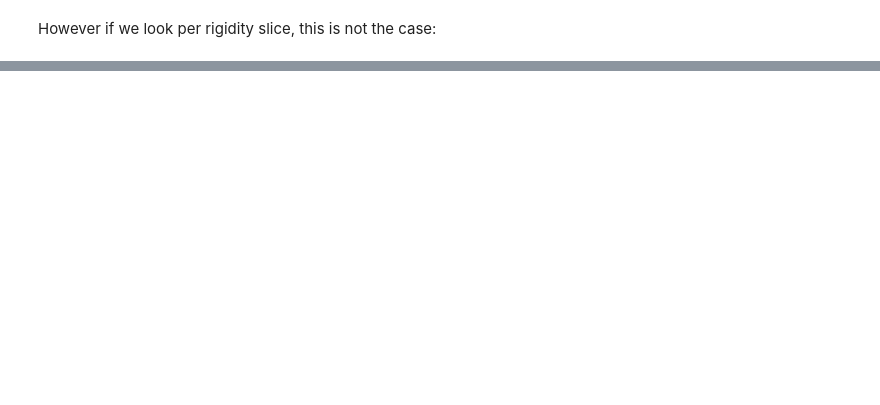
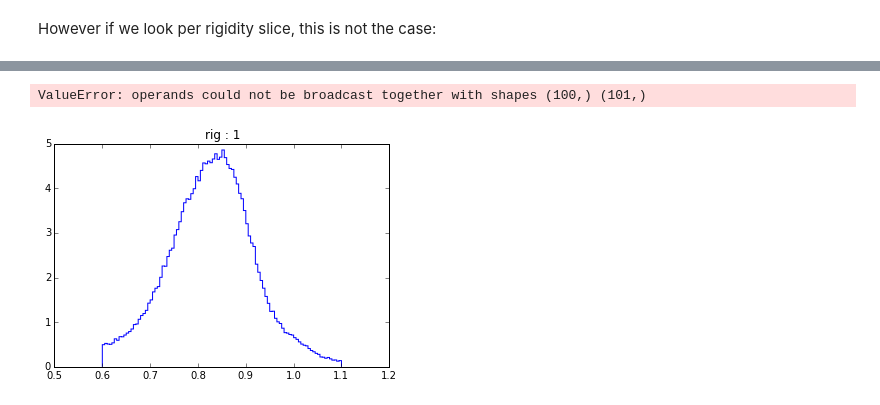
Before and after one commit to KKostya/AMSDeutons, a Jupyter notebook: misc/doc/Notebooks/TOF/sigmaBetaTOF.ipynb, the cells around one changed output, grey strips where cells are left out. Cells and saved outputs as stored; diff of their text form; code cells hidden in the pictures; blank space fills up the shorter version.

Commit message:
work on sigma betaH

```diff
--- a/misc/doc/Notebooks/TOF/sigmaBetaTOF.ipynb
+++ b/misc/doc/Notebooks/TOF/sigmaBetaTOF.ipynb
@@ -263,9 +239,2 @@ for df in [dfData,dfMC]:
 # %% [markdown]
 However if we look per rigidity slice, this is not the case:
-# %%
-figure()
-for rig in rigBins:
-    figure()
-    plt.title('rig : '+str(rig))
-    for df in [dfData,dfMC]:
-        df[df['binRgdt']==rig]['betaH'].hist(normed=True,range=(0.7,1.1),bins=100,histtype='step')
@@ -280,0 +241,38 @@ for rig in rigBins:
+# %%
+
+def getBetaHSigma(dfs):
+    beta=dict()
+    for df in dfs: beta[df.index.name] = {'mean':[],'std':[]}
+    for rig in rigBins:
+        figure()
+        plt.title('rig : '+str(rig))
+        for df in dfs:
+            n, bins, patches = plt.hist(df[df['binRgdt']==rig]['betaH'].values,normed=True,range=(0.6,1.1),bins=100,histtype='step')
+            out = gaussianFit(bins,n,[1.0, 0.5, 0.5])
+            x,y = zip(*filter(lambda x: -out[0][2] < x[0]-out[0][1] < out[0][2],zip(xdata,ydata)))
+            out   = leastsq( errfunc, init, args=(x, y))
+            plt.plot(x,fitfunc(out[0],x),linewidth=2.0)
+            beta[df.index.name]['mean'].append(out[0][1])
+            beta[df.index.name]['std'].append(math.fabs(out[0][2]))
+    return beta
+
+def getBetaHSigma(dfs):
+    beta=dict()
+    for df in dfs: beta[df.index.name] = {'mean':[],'std':[]}
+    for rig in rigBins:
+        figure()
+        plt.title('rig : '+str(rig))
+        for df in dfs:
+            n, bins, patches = plt.hist(df[df['binRgdt']==rig]['betaH'].values,normed=True,range=(0.6,1.1),bins=100,histtype='step')
+            out = gaussianFit(bins,n,[1.0, 0.5, 0.5])
+            x,y = zip(*filter(lambda x: -out[0][2] < x[0]-out[0][1] < out[0][2],zip(xdata,ydata)))
+            out   = leastsq( errfunc, init, args=(x, y))
+            plt.plot(x,fitfunc(out[0],x),linewidth=2.0)
+            beta[df.index.name]['mean'].append(out[0][1])
+            beta[df.index.name]['std'].append(math.fabs(out[0][2]))
+    return beta
+
+betaPar = getBetaHSigma([dfData,dfMC])
+# %% [output]
+ValueError: operands could not be broadcast together with shapes (100,) (101,)
+[figure, added]
```
Also changed, not shown: parts of 13 cells of this notebook, 1 other file.
